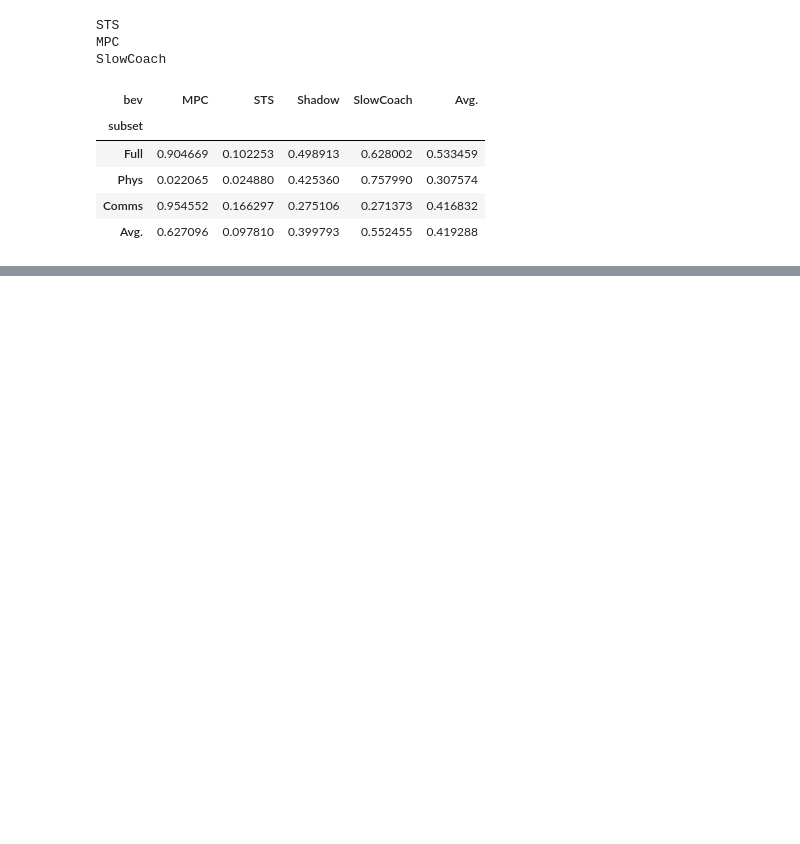
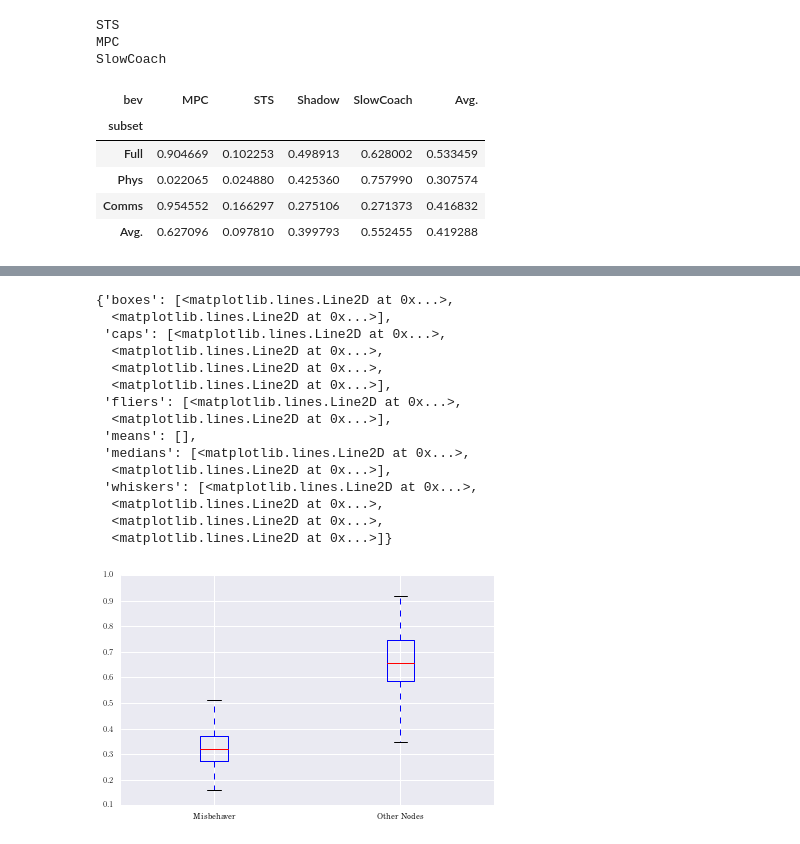
Before and after one commit to andrewbolster/aietes, a Jupyter notebook: scripts/notebooks/Chapters/Chapter 7.ipynb, the cells around one changed output, grey strips where cells are left out. Drawn from its saved outputs; the diff is of its cells as text; code cells hidden in the pictures; blank space fills up the shorter version.

```diff
--- a/scripts/notebooks/Chapters/Chapter 7.ipynb
+++ b/scripts/notebooks/Chapters/Chapter 7.ipynb
@@ -328,0 +428,21 @@ r,
+# %%
+# Attempting to add a boxplot to the side of the trust_line_graph
+from bounos.ChartBuilders import latexify
+import matplotlib.pylab as plt
+from matplotlib import gridspec
+_texcol = 0.5
+_texfac = 1.0
+
+with pd.get_store(results_path + '.h5') as store:
+    trust_observations = store.trust.dropna()
+
+from aietes.Tools import map_levels, var_rename_dict
+
+map_levels(trust_observations, var_rename_dict)
+
+
+
+
+from bounos.Analyses.Trust import generate_node_trust_perspective
+
+trust_perspective = generate_node_trust_perspective(trust_observations.xs(['MPC',0]))
@@ -328,0 +510,19 @@ r,
+# %%
+plt.boxplot([dropna(plottable.iloc[:,0].values), plottable.iloc[:,1:].stack().values], labels=['Misbehaver', 'Other Nodes'])
+# %% [output]
+{'boxes': [<matplotlib.lines.Line2D at 0x...>,
+  <matplotlib.lines.Line2D at 0x...>],
+ 'caps': [<matplotlib.lines.Line2D at 0x...>,
+  <matplotlib.lines.Line2D at 0x...>,
+  <matplotlib.lines.Line2D at 0x...>,
+  <matplotlib.lines.Line2D at 0x...>],
+ 'fliers': [<matplotlib.lines.Line2D at 0x...>,
+  <matplotlib.lines.Line2D at 0x...>],
+ 'means': [],
+ 'medians': [<matplotlib.lines.Line2D at 0x...>,
+  <matplotlib.lines.Line2D at 0x...>],
+ 'whiskers': [<matplotlib.lines.Line2D at 0x...>,
+  <matplotlib.lines.Line2D at 0x...>,
+  <matplotlib.lines.Line2D at 0x...>,
+  <matplotlib.lines.Line2D at 0x...>]}
+[figure, added]
```
Also changed, not shown: parts of 13 cells of this notebook, 5 other files.
